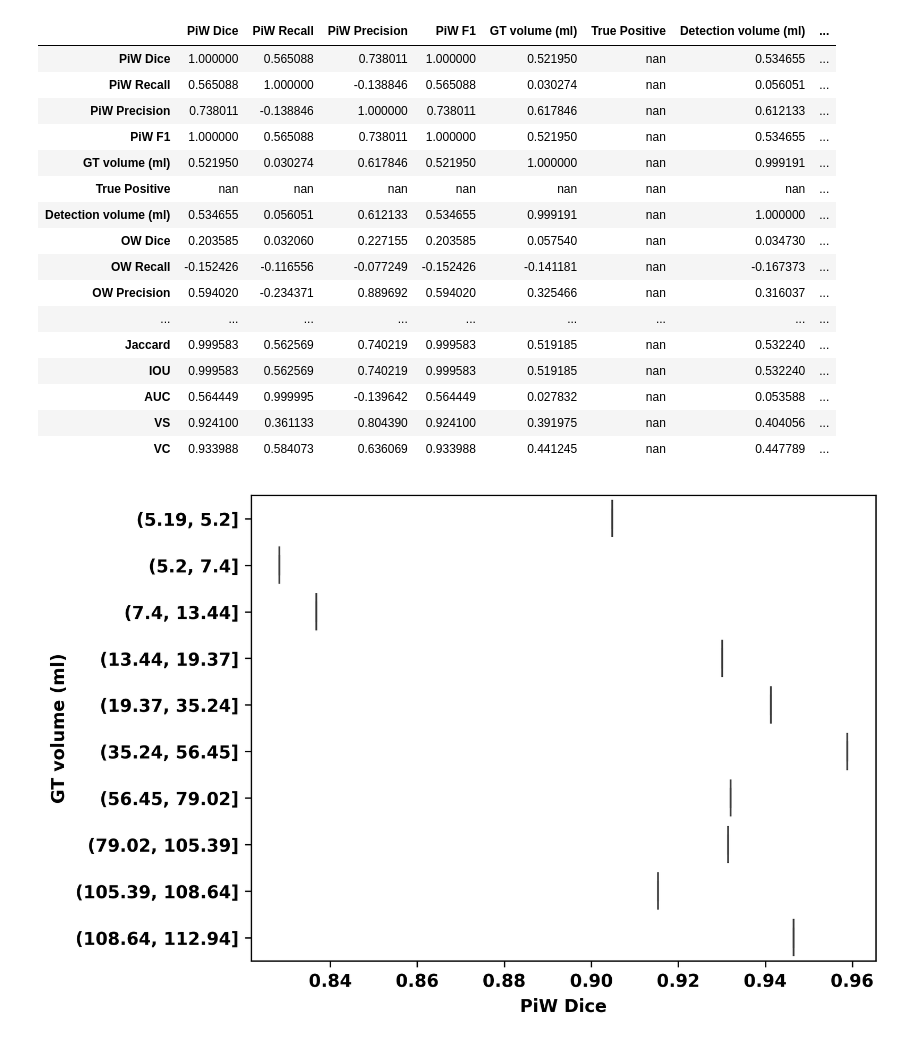
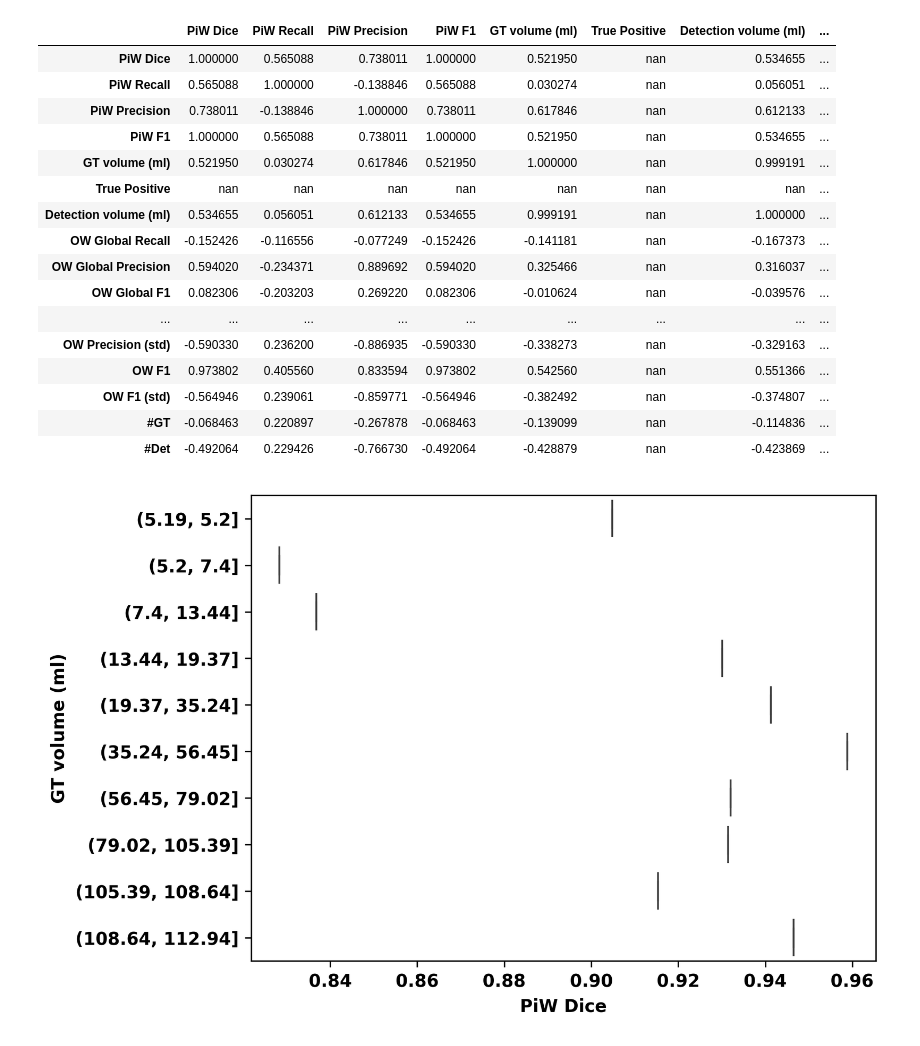
Before and after one commit to dbouget/validation_metrics_computation, a Jupyter notebook: notebooks/compute_study_example.ipynb, the cells around one changed output. Saved outputs shown, nothing was run; the diff lists cells and outputs as text; code cells hidden in the pictures.

```diff
--- a/notebooks/compute_study_example.ipynb
+++ b/notebooks/compute_study_example.ipynb
@@ -70,30 +135,30 @@ Skipping analysis for GT volume (ml) <=1.0. Collected pd.DataFrame is empty.
 # %%
-# Visualize the correlation between all computed metrics
+# Visualize the correlation between all computed metrics for the true positive patients
 from IPython.display import HTML, display
 
-correlation_matrix_path = os.path.join(test_dir, 'StudyResults', 'Analysis', 'correlation_matrix_tumor_all.html')
+correlation_matrix_path = os.path.join(studies_output_folder, 'correlation_matrix_tumor_TP.html')
 with open(correlation_matrix_path, 'r') as file:
     html_content = file.read()
 
 display(HTML(html_content))
 # %% [output]
 |  | PiW Dice | PiW Recall | PiW Precision | PiW F1 | GT volume (ml) | True Positive | Detection volume (ml) | ... |
 | PiW Dice | 1.000000 | 0.565088 | 0.738011 | 1.000000 | 0.521950 | nan | 0.534655 | ... |
 | PiW Recall | 0.565088 | 1.000000 | -0.138846 | 0.565088 | 0.030274 | nan | 0.056051 | ... |
 | PiW Precision | 0.738011 | -0.138846 | 1.000000 | 0.738011 | 0.617846 | nan | 0.612133 | ... |
 | PiW F1 | 1.000000 | 0.565088 | 0.738011 | 1.000000 | 0.521950 | nan | 0.534655 | ... |
 | GT volume (ml) | 0.521950 | 0.030274 | 0.617846 | 0.521950 | 1.000000 | nan | 0.999191 | ... |
 | True Positive | nan | nan | nan | nan | nan | nan | nan | ... |
 | Detection volume (ml) | 0.534655 | 0.056051 | 0.612133 | 0.534655 | 0.999191 | nan | 1.000000 | ... |
-| OW Dice | 0.203585 | 0.032060 | 0.227155 | 0.203585 | 0.057540 | nan | 0.034730 | ... |
-| OW Recall | -0.152426 | -0.116556 | -0.077249 | -0.152426 | -0.141181 | nan | -0.167373 | ... |
-| OW Precision | 0.594020 | -0.234371 | 0.889692 | 0.594020 | 0.325466 | nan | 0.316037 | ... |
+| OW Global Recall | -0.152426 | -0.116556 | -0.077249 | -0.152426 | -0.141181 | nan | -0.167373 | ... |
+| OW Global Precision | 0.594020 | -0.234371 | 0.889692 | 0.594020 | 0.325466 | nan | 0.316037 | ... |
+| OW Global F1 | 0.082306 | -0.203203 | 0.269220 | 0.082306 | -0.010624 | nan | -0.039576 | ... |
 | ... | ... | ... | ... | ... | ... | ... | ... | ... |
-| Jaccard | 0.999583 | 0.562569 | 0.740219 | 0.999583 | 0.519185 | nan | 0.532240 | ... |
-| IOU | 0.999583 | 0.562569 | 0.740219 | 0.999583 | 0.519185 | nan | 0.532240 | ... |
-| AUC | 0.564449 | 0.999995 | -0.139642 | 0.564449 | 0.027832 | nan | 0.053588 | ... |
-| VS | 0.924100 | 0.361133 | 0.804390 | 0.924100 | 0.391975 | nan | 0.404056 | ... |
-| VC | 0.933988 | 0.584073 | 0.636069 | 0.933988 | 0.441245 | nan | 0.447789 | ... |
+| OW Precision (std) | -0.590330 | 0.236200 | -0.886935 | -0.590330 | -0.338273 | nan | -0.329163 | ... |
+| OW F1 | 0.973802 | 0.405560 | 0.833594 | 0.973802 | 0.542560 | nan | 0.551366 | ... |
+| OW F1 (std) | -0.564946 | 0.239061 | -0.859771 | -0.564946 | -0.382492 | nan | -0.374807 | ... |
+| #GT | -0.068463 | 0.220897 | -0.267878 | -0.068463 | -0.139099 | nan | -0.114836 | ... |
+| #Det | -0.492064 | 0.229426 | -0.766730 | -0.492064 | -0.428879 | nan | -0.423869 | ... |
 # %%
 # Visualize the Pixel-wise Dice versus volume (ml) distribution as boxplots for the tumor class
 from IPython.display import Image
```
Also changed, not shown: parts of 4 cells of this notebook, 3 other files.
